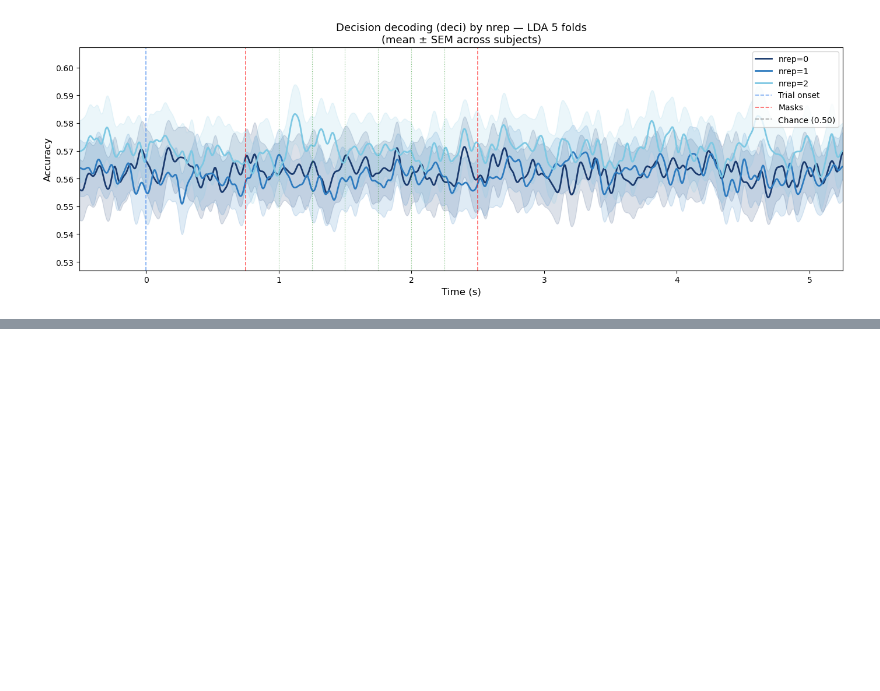
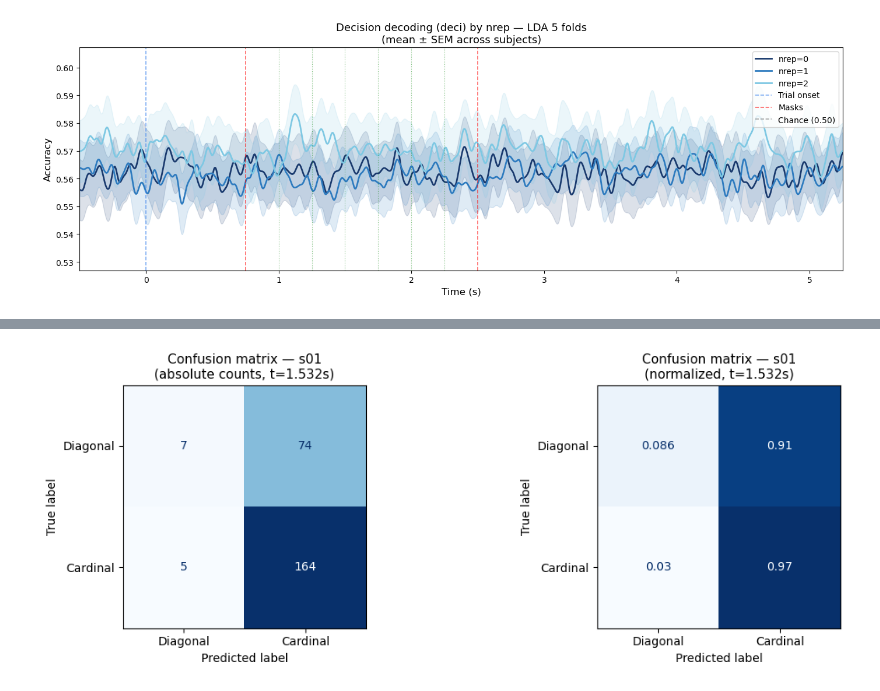
Before and after one commit to martinanapoli/TFG_MARTINA, a Jupyter notebook: EEG_decoding_decision_TFG_MARTINA.ipynb, the cells around one changed output, grey strips where cells are left out. Saved outputs shown, nothing was run; the diff lists cells and outputs as text; code cells hidden in the pictures; blank space fills up the shorter version.

```diff
--- a/EEG_decoding_decision_TFG_MARTINA.ipynb
+++ b/EEG_decoding_decision_TFG_MARTINA.ipynb
@@ -364,0 +604,80 @@ decoding de deci por nrep completado
+# %%
+# VISUALIZACION DE PREDICCIONES TRIAL A TRIAL — TECNICA 2
+# mostramos las predicciones individuales de un sujeto concreto
+# usando los canales centrales timepoint a timepoint (igual que la tecnica 2)
+# usamos el timepoint mas informativo — el pico de accuracy en la ventana de estimulos
+
+from sklearn.metrics import confusion_matrix, ConfusionMatrixDisplay
+
+# seleccionamos un sujeto de ejemplo
+isubj_example = 0
+print(f'Sujeto de ejemplo: {subjs_ok[isubj_example]}')
+
+Y        = all_main_rawdata[isubj_example]['epoch_dat']
+metadata = all_main_rawdata[isubj_example]['metadata'].reset_index(drop=True)
+labels   = np.array(metadata['deci'], dtype=int)
+folds    = create_folds(labels, n_folds)
+
+# encontramos el timepoint con mayor accuracy para los canales centrales
+# usando los resultados ya calculados en la tecnica 2
+best_t = np.argmax(np.mean(scorer_ch['Central'], axis=0))
+print(f'Timepoint mas informativo: t={time[best_t]:.3f}s (indice {best_t})')
+
+# obtenemos las predicciones trial a trial en ese timepoint
+ch_idx_central = ch_indices['Central']
+preds_example  = decode_timepoint_deci_ch(best_t, Y, labels, folds, ch_idx_central)
+
+# tabla de predicciones trial a trial
+print(f'\nPredicciones trial a trial — {subjs_ok[isubj_example]} (t={time[best_t]:.3f}s)')
+print(f'{"Trial":<8} {"Decision real":<18} {"Prediccion EEG":<18} {"Acierto":<8}')
+print('-' * 55)
+
+label_names = {0: 'DIAGONAL', 1: 'CARDINAL'}
+aciertos    = 0
+for i in range(len(labels)):
+    real = label_names[labels[i]]
+    pred = label_names[int(preds_example[i])] if not np.isnan(preds_example[i]) else 'N/A'
+    ok   = 'SI' if real == pred else 'NO'
+    if ok == 'SI':
+        aciertos += 1
+    if i < 20:
+        print(f'{i+1:<8} {real:<18} {pred:<18} {ok:<8}')
+
+print(f'...')
+print(f'\nTotal trials: {len(labels)}')
+print(f'Aciertos: {aciertos} ({aciertos/len(labels)*100:.1f}%)')
+
+# ── Matriz de confusion ───────────────────────────────────────────────────────
+valid   = ~np.isnan(preds_example)
+cm      = confusion_matrix(labels[valid], preds_example[valid].astype(int))
+cm_norm = confusion_matrix(labels[valid], preds_example[valid].astype(int), normalize='true')
+
+fig, axes = plt.subplots(1, 2, figsize=(12, 4))
+
+disp1 = ConfusionMatrixDisplay(confusion_matrix=cm,
+                                display_labels=['Diagonal', 'Cardinal'])
+disp1.plot(ax=axes[0], colorbar=False, cmap='Blues')
+axes[0].set_title(f'Confusion matrix — {subjs_ok[isubj_example]}\n'
+                  f'(absolute counts, t={time[best_t]:.3f}s)', fontsize=11)
+
+disp2 = ConfusionMatrixDisplay(confusion_matrix=cm_norm,
+                                display_labels=['Diagonal', 'Cardinal'])
+disp2.plot(ax=axes[1], colorbar=False, cmap='Blues')
+axes[1].set_title(f'Confusion matrix — {subjs_ok[isubj_example]}\n'
+                  f'(normalized, t={time[best_t]:.3f}s)', fontsize=11)
+
+plt.tight_layout()
+plt.show()
+
+# ── Accuracy media por grupo de canales ───────────────────────────────────────
+print('\nAccuracy media por grupo de canales (ventana de estimulos 1.0s → 2.5s):')
+print('-' * 60)
+
+idx_window = np.where((time >= 1.0) & (time <= 2.5))[0]
+
+for group, scorer in scorer_ch.items():
+    acc_mean = np.mean(scorer[:, idx_window])
+    acc_sem  = np.std(np.mean(scorer[:, idx_window], axis=1)) / np.sqrt(nSubj)
+    print(f'  {group:<20} {acc_mean:.4f} ± {acc_sem:.4f}  '
+          f'(mejora sobre azar: {(acc_mean - 0.5)*100:.2f}%)')
+# %% [output]
@@ -364,0 +701 @@ decoding de deci por nrep completado
+[figure, added]
```
Also changed, not shown: parts of 10 cells of this notebook, 1 other file.
